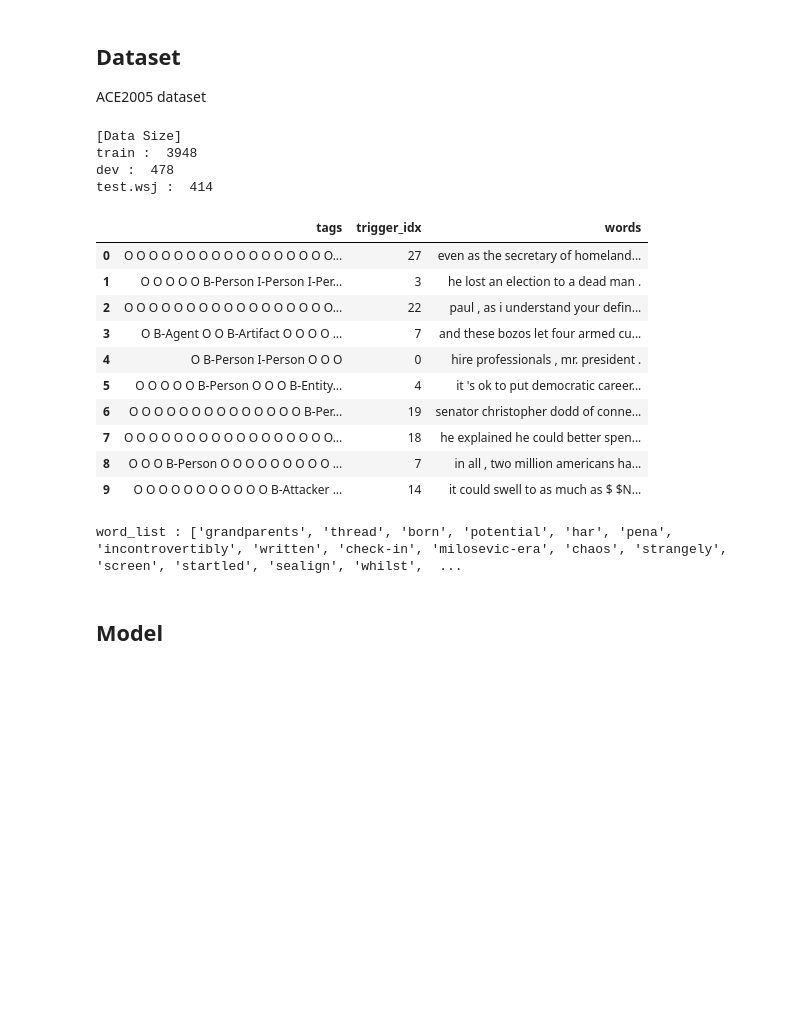
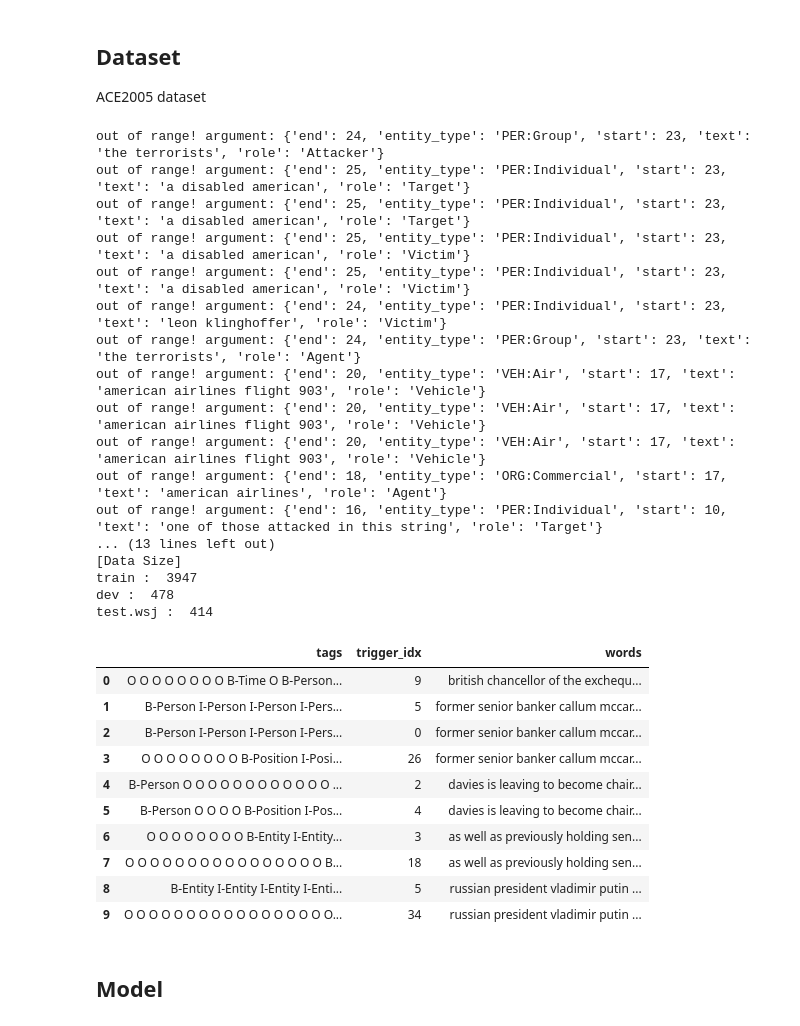
Before and after one commit to bowbowbow/tf-notes, a Jupyter notebook: 38.join_event_extraction(ACE2005).ipynb, the cells around one changed output. Cells and saved outputs as stored; diff of their text form; code cells hidden in the pictures; blank space fills up the shorter version.

```diff
--- a/38.join_event_extraction(ACE2005).ipynb
+++ b/38.join_event_extraction(ACE2005).ipynb
@@ -20,14 +20,14 @@ class Config:
     l2_reg_lambda = 1e-5
 
     # Training parameters
-    batch_size = 64
-    num_epochs = 30
+    batch_size = 128
+    num_epochs = 100
     display_every = 100
     evaluate_every = 250
     num_checkpoints = 5
 
     learning_rate = 1.0
-    decay_rate = 0.9
+    decay_rate = 0.97
 
     # Testing parameters
     checkpoint_dir = ''
@@ -52,7 +52,7 @@ class Dataset:
 
     def processing_word(self, word):
         word = word.lower()
-        if word.isdigit():
+        if word.replace(',','').isdigit():
             word = Config.NUM
         return word
 
@@ -82,6 +82,17 @@ class Dataset:
 
                     for argument in event_mention['arguments']:
                         for i in range(argument['start'], argument['end'] + 1):
+                            if len(tags) <= i:
+                                print('out of range! argument:', argument)
+                                continue
+
+                            if tags[i] != Config.NONE:
+                                continue
+
+                            # "we collapse 8 of them that are time-related into one" (Yang and Mitchell, 2016)
+                            if 'Time' in argument['role']:
+                                argument['role'] = 'Time'
+
                             if i == argument['start']:
                                 tags[i] = 'B-{}'.format(argument['role'])
                             else:
@@ -89,44 +100,59 @@ class Dataset:
 
                             self.all_tags.append(tags[i])
 
                     trigger_idx_col.append(trigger_idx)
                     words_col.append(' '.join(words))
                     tags_col.append(' '.join(tags))
 
         return pd.DataFrame({'trigger_idx': trigger_idx_col, 'words': words_col, 'tags': tags_col})
 
     def load_datasets(self):
         train_df = self.load_dataset('train')
         dev_df =  self.load_dataset('dev')
         test_df = self.load_dataset('test')
 
         return train_df, dev_df, test_df
 
 dataset = Dataset()
 train_df, dev_df, test_df = dataset.load_datasets()
 
 print('[Data Size]')
 print('train : ', len(train_df))
 print('dev : ', len(dev_df))
 print('test.wsj : ', len(test_df))
 
 train_df.head(10)
+
+test_df.head(10)
 # %% [output]
+out of range! argument: {'end': 24, 'entity_type': 'PER:Group', 'start': 23, 'text': 'the terrorists', 'role': 'Attacker'}
+out of range! argument: {'end': 25, 'entity_type': 'PER:Individual', 'start': 23, 'text': 'a disabled american', 'role': 'Target'}
+out of range! argument: {'end': 25, 'entity_type': 'PER:Individual', 'start': 23, 'text': 'a disabled american', 'role': 'Target'}
+out of range! argument: {'end': 25, 'entity_type': 'PER:Individual', 'start': 23, 'text': 'a disabled american', 'role': 'Victim'}
+out of range! argument: {'end': 25, 'entity_type': 'PER:Individual', 'start': 23, 'text': 'a disabled american', 'role': 'Victim'}
+out of range! argument: {'end': 24, 'entity_type': 'PER:Individual', 'start': 23, 'text': 'leon klinghoffer', 'role': 'Victim'}
+out of range! argument: {'end': 24, 'entity_type': 'PER:Group', 'start': 23, 'text': 'the terrorists', 'role': 'Agent'}
+out of range! argument: {'end': 20, 'entity_type': 'VEH:Air', 'start': 17, 'text': 'american airlines flight 903', 'role': 'Vehicle'}
+out of range! argument: {'end': 20, 'entity_type': 'VEH:Air', 'start': 17, 'text': 'american airlines flight 903', 'role': 'Vehicle'}
+out of range! argument: {'end': 20, 'entity_type': 'VEH:Air', 'start': 17, 'text': 'american airlines flight 903', 'role': 'Vehicle'}
+out of range! argument: {'end': 18, 'entity_type': 'ORG:Commercial', 'start': 17, 'text': 'american airlines', 'role': 'Agent'}
+out of range! argument: {'end': 16, 'entity_type': 'PER:Individual', 'start': 10, 'text': 'one of those attacked in this string', 'role': 'Target'}
+... (13 lines left out)
 [Data Size]
-train :  3948
+train :  3947
 dev :  478
 test.wsj :  414
 |  | tags | trigger_idx | words |
-| 0 | O O O O O O O O O O O O O O O O O... | 27 | even as the secretary of homeland... |
-| 1 | O O O O O B-Person I-Person I-Per... | 3 | he lost an election to a dead man . |
-| 2 | O O O O O O O O O O O O O O O O O... | 22 | paul , as i understand your defin... |
-| 3 | O B-Agent O O B-Artifact O O O O ... | 7 | and these bozos let four armed cu... |
-| 4 | O B-Person I-Person O O O | 0 | hire professionals , mr. president . |
-| 5 | O O O O O B-Person O O O B-Entity... | 4 | it 's ok to put democratic career... |
-| 6 | O O O O O O O O O O O O O O B-Per... | 19 | senator christopher dodd of conne... |
-| 7 | O O O O O O O O O O O O O O O O O... | 18 | he explained he could better spen... |
-| 8 | O O O B-Person O O O O O O O O O ... | 7 | in all , two million americans ha... |
-| 9 | O O O O O O O O O O O B-Attacker ... | 14 | it could swell to as much as $ $N... |
+| 0 | O O O O O O O O B-Time O B-Person... | 9 | british chancellor of the exchequ... |
+| 1 | B-Person I-Person I-Person I-Pers... | 5 | former senior banker callum mccar... |
+| 2 | B-Person I-Person I-Person I-Pers... | 0 | former senior banker callum mccar... |
+| 3 | O O O O O O O O B-Position I-Posi... | 26 | former senior banker callum mccar... |
+| 4 | B-Person O O O O O O O O O O O O ... | 2 | davies is leaving to become chair... |
+| 5 | B-Person O O O O B-Position I-Pos... | 4 | davies is leaving to become chair... |
+| 6 | O O O O O O O O B-Entity I-Entity... | 3 | as well as previously holding sen... |
+| 7 | O O O O O O O O O O O O O O O O B... | 18 | as well as previously holding sen... |
+| 8 | B-Entity I-Entity I-Entity I-Enti... | 5 | russian president vladimir putin ... |
+| 9 | O O O O O O O O O O O O O O O O O... | 34 | russian president vladimir putin ... |
 # %%
 word_list = list(set(dataset.all_words)) + [Config.PAD, Config.UNK]
 word2idx = {w: i for i, w in enumerate(word_list)}
@@ -139,8 +165,6 @@ idx2tag = {i: w for i, w in enumerate(tag_list)}
 char_list = list(set(dataset.all_chars)) + [Config.PAD, Config.UNK]
 char2idx = {w: i for i, w in enumerate(char_list)}
 idx2char = {i: w for i, w in enumerate(char_list)}
-# %% [output]
-word_list : ['grandparents', 'thread', 'born', 'potential', 'har', 'pena', 'incontrovertibly', 'written', 'check-in', 'milosevic-era', 'chaos', 'strangely', 'screen', 'startled', 'sealign', 'whilst',  ...
 # %% [markdown]
 ## Model
 # %%
```
Also changed, not shown: parts of 3 cells of this notebook.
